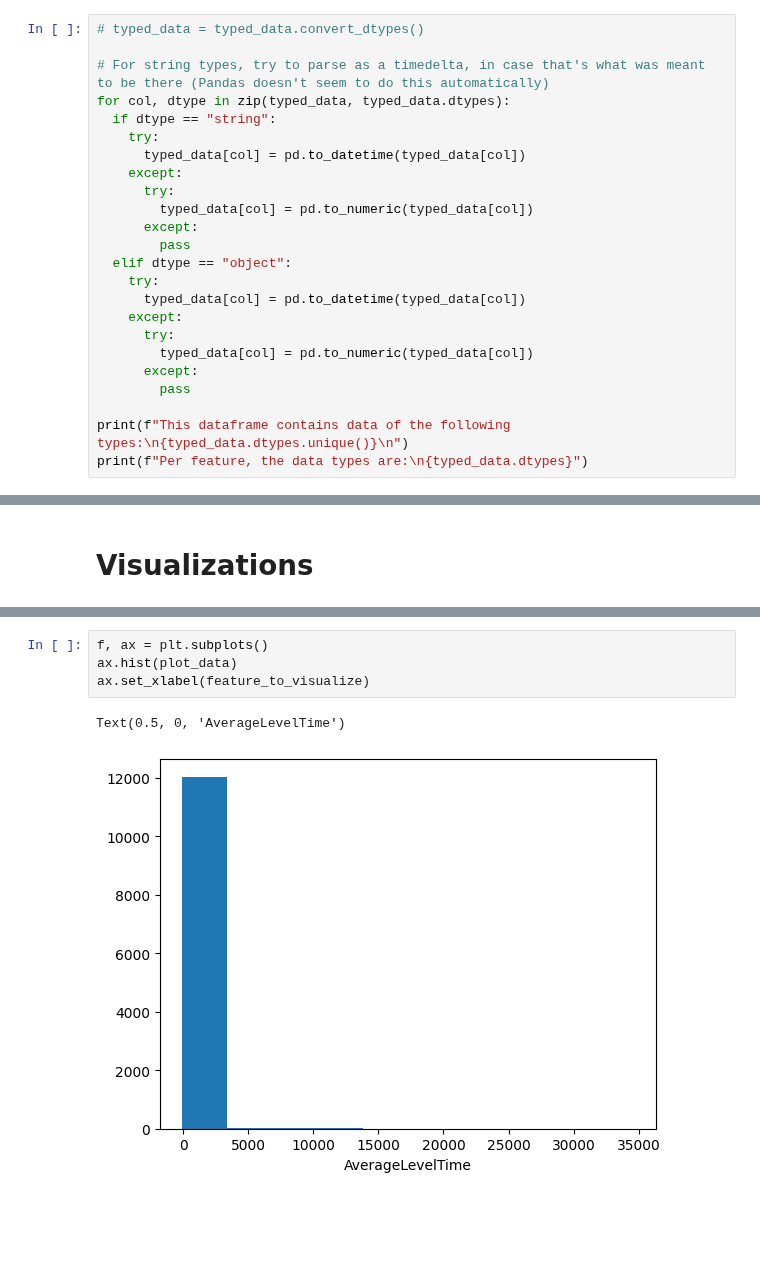
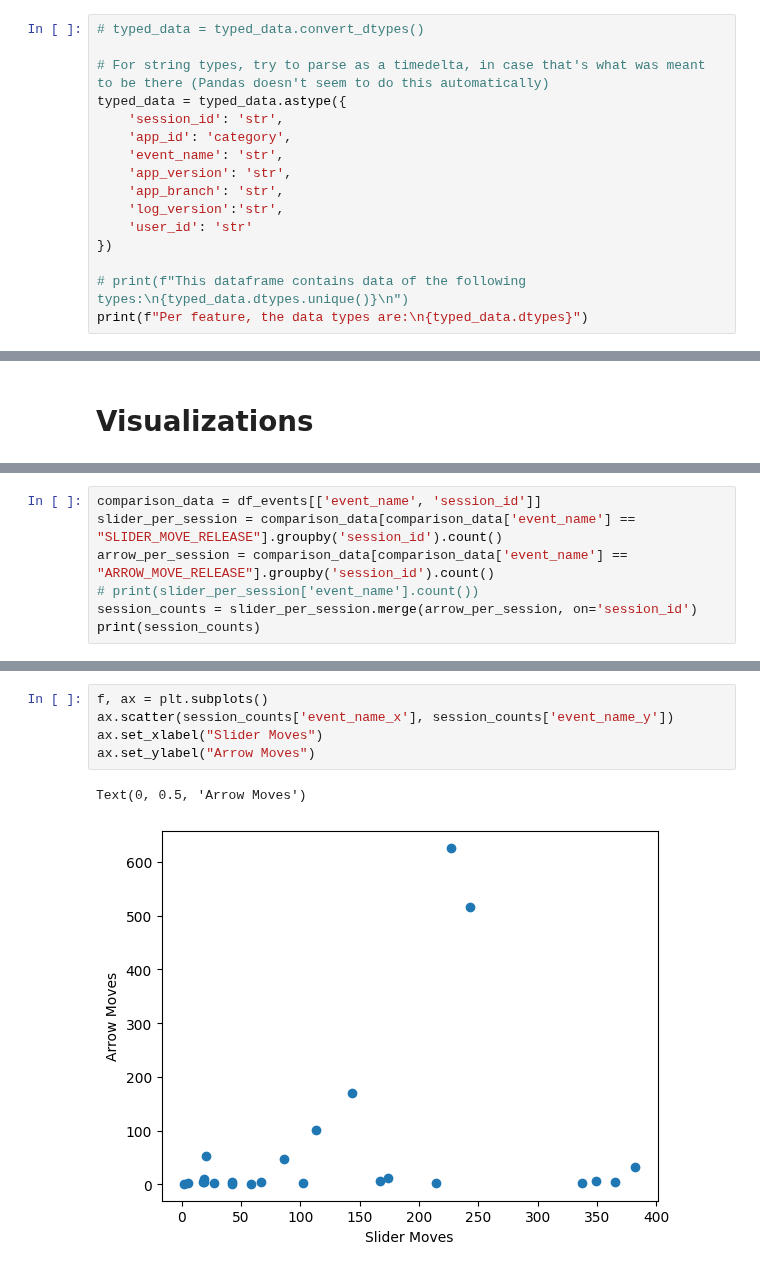
Before and after one commit to opengamedata/opengamedata-samples, a Jupyter notebook: WAVES/explore/Waves_explore_events.ipynb, the cells around one changed output, grey strips where cells are left out. Saved outputs shown, nothing was run; the diff lists cells and outputs as text; blank space fills up the shorter version.

Commit message:
Add example for seeing who did how many of each move.

```diff
--- a/WAVES/explore/Waves_explore_events.ipynb
+++ b/WAVES/explore/Waves_explore_events.ipynb
@@ -218,24 +218,16 @@ typed_data['event_name'].replace(name_replacements, inplace=True)
 # typed_data = typed_data.convert_dtypes()
 
 # For string types, try to parse as a timedelta, in case that's what was meant to be there (Pandas doesn't seem to do this automatically)
-for col, dtype in zip(typed_data, typed_data.dtypes):
-  if dtype == "string":
-    try:
-      typed_data[col] = pd.to_datetime(typed_data[col])
-    except:
-      try:
-        typed_data[col] = pd.to_numeric(typed_data[col])
-      except:
-        pass
-  elif dtype == "object":
-    try:
-      typed_data[col] = pd.to_datetime(typed_data[col])
-    except:
-      try:
-        typed_data[col] = pd.to_numeric(typed_data[col])
-      except:
-        pass
+typed_data = typed_data.astype({
+    'session_id': 'str',
+    'app_id': 'category',
+    'event_name': 'str',
+    'app_version': 'str',
+    'app_branch': 'str',
+    'log_version':'str',
+    'user_id': 'str'
+})
 
-print(f"This dataframe contains data of the following types:\n{typed_data.dtypes.unique()}\n")
+# print(f"This dataframe contains data of the following types:\n{typed_data.dtypes.unique()}\n")
 print(f"Per feature, the data types are:\n{typed_data.dtypes}")
 # %% [output]
@@ -360,0 +336,7 @@ Name: AverageLevelTime, dtype: float64
+# %%
+comparison_data = df_events[['event_name', 'session_id']]
+slider_per_session = comparison_data[comparison_data['event_name'] == "SLIDER_MOVE_RELEASE"].groupby('session_id').count()
+arrow_per_session = comparison_data[comparison_data['event_name'] == "ARROW_MOVE_RELEASE"].groupby('session_id').count()
+# print(slider_per_session['event_name'].count())
+session_counts = slider_per_session.merge(arrow_per_session, on='session_id')
+print(session_counts)
@@ -361,7 +361,8 @@ Name: AverageLevelTime, dtype: float64
 # %%
 f, ax = plt.subplots()
-ax.hist(plot_data)
-ax.set_xlabel(feature_to_visualize)
+ax.scatter(session_counts['event_name_x'], session_counts['event_name_y'])
+ax.set_xlabel("Slider Moves")
+ax.set_ylabel("Arrow Moves")
 # %% [output]
-Text(0.5, 0, 'AverageLevelTime')
+Text(0, 0.5, 'Arrow Moves')
-[figure, old version]
+[figure, new version]
```
Also changed, not shown: parts of 40 cells of this notebook.
